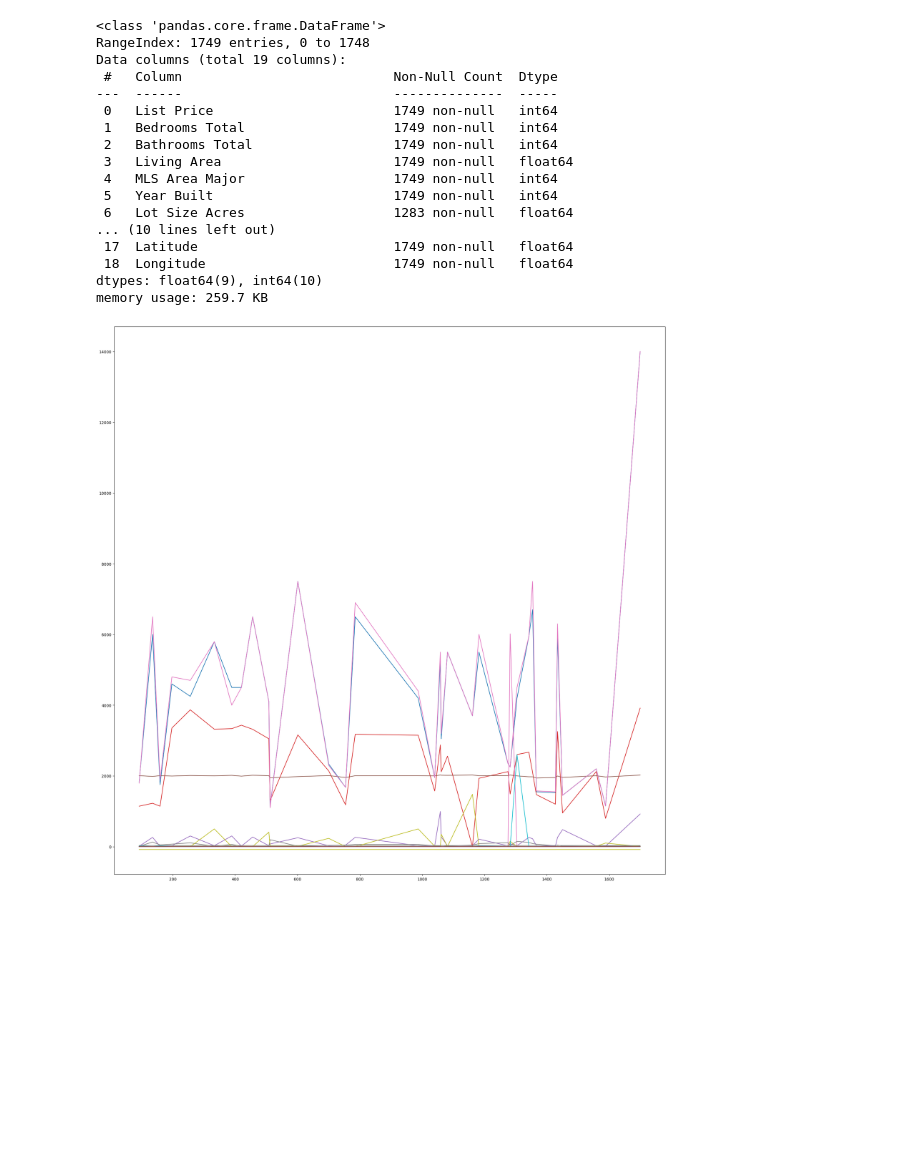
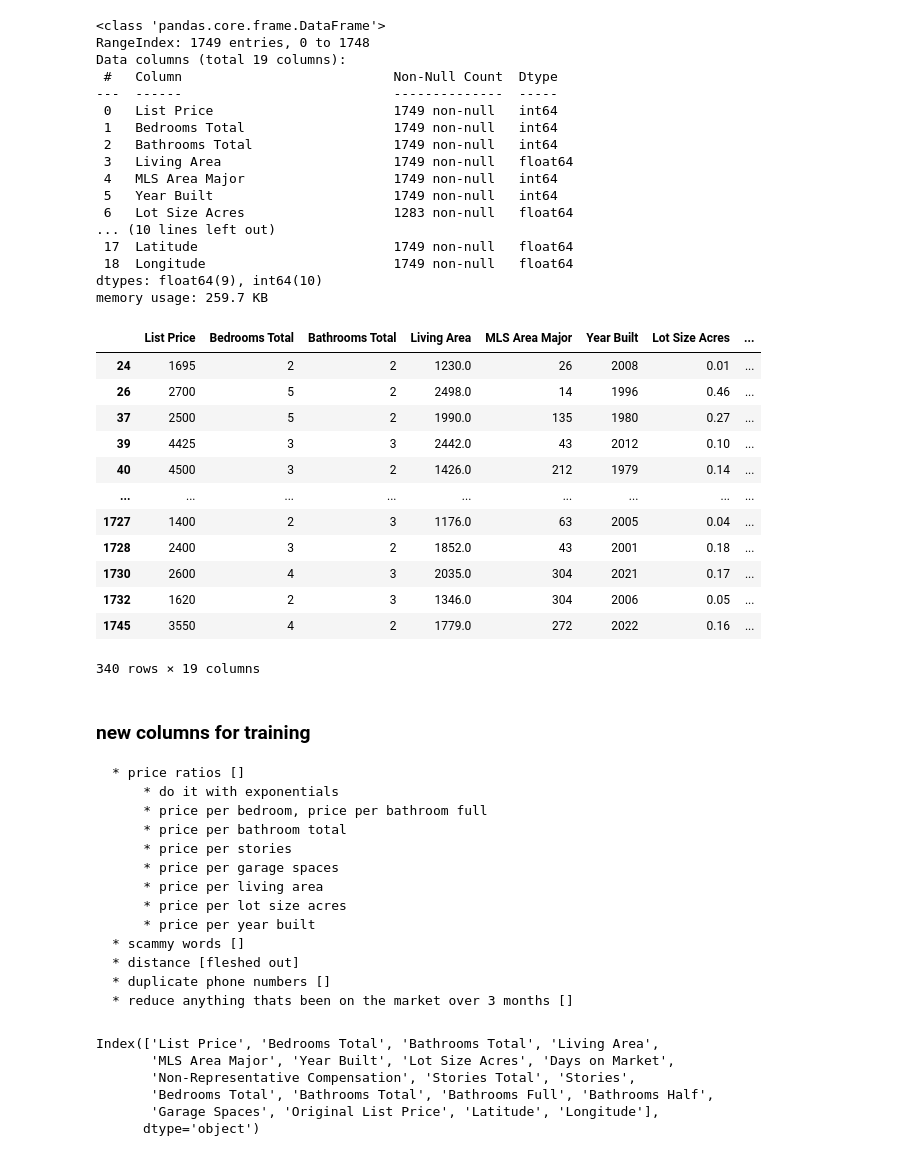
Before and after one commit to MikeMan161/2024-AI4Good-Hackathon, a Jupyter notebook: data_prep.ipynb, the cells around one changed output. Drawn from its saved outputs; the diff is of its cells as text; code cells hidden in the pictures; blank space fills up the shorter version.

```diff
--- a/data_prep.ipynb
+++ b/data_prep.ipynb
@@ -88,6 +94,20 @@ housing_data = numerical_housing_data.dropna()
 # %%
 housing_data
 
-housing_data.to_csv('data/numerical_housing_data.csv', index=False)
+# housing_data.to_csv('data/numerical_housing_data.csv', index=False)
+# %% [output]
+|  | List Price | Bedrooms Total | Bathrooms Total | Living Area | MLS Area Major | Year Built | Lot Size Acres | ... |
+| 24 | 1695 | 2 | 2 | 1230.0 | 26 | 2008 | 0.01 | ... |
+| 26 | 2700 | 5 | 2 | 2498.0 | 14 | 1996 | 0.46 | ... |
+| 37 | 2500 | 5 | 2 | 1990.0 | 135 | 1980 | 0.27 | ... |
+| 39 | 4425 | 3 | 3 | 2442.0 | 43 | 2012 | 0.10 | ... |
+| 40 | 4500 | 3 | 2 | 1426.0 | 212 | 1979 | 0.14 | ... |
+| ... | ... | ... | ... | ... | ... | ... | ... | ... |
+| 1727 | 1400 | 2 | 3 | 1176.0 | 63 | 2005 | 0.04 | ... |
+| 1728 | 2400 | 3 | 2 | 1852.0 | 43 | 2001 | 0.18 | ... |
+| 1730 | 2600 | 4 | 3 | 2035.0 | 304 | 2021 | 0.17 | ... |
+| 1732 | 1620 | 2 | 3 | 1346.0 | 304 | 2006 | 0.05 | ... |
+| 1745 | 3550 | 4 | 2 | 1779.0 | 272 | 2022 | 0.16 | ... |
+340 rows × 19 columns
 # %%
 from sklearn.ensemble import IsolationForest
@@ -103,7 +128,0 @@ anomalies = x[predict == -1]
-# %%
-import matplotlib.pyplot as plt
-plt.figure(figsize=(25,25));
-plt.scatter(anomalies);
-plt.show()
-# %% [output]
-[figure, removed]
@@ -109,0 +327,24 @@ plt.show()
+# %% [markdown]
+### new columns for training
+    * price ratios []
+        * do it with exponentials
+        * price per bedroom, price per bathroom full
+        * price per bathroom total
+        * price per stories
+        * price per garage spaces
+        * price per living area
+        * price per lot size acres
+        * price per year built
+    * scammy words []
+    * distance [fleshed out]
+    * duplicate phone numbers []
+    * reduce anything thats been on the market over 3 months []
+# %%
+housing_data.columns
+# %% [output]
+Index(['List Price', 'Bedrooms Total', 'Bathrooms Total', 'Living Area',
+       'MLS Area Major', 'Year Built', 'Lot Size Acres', 'Days on Market',
+       'Non-Representative Compensation', 'Stories Total', 'Stories',
+       'Bedrooms Total', 'Bathrooms Total', 'Bathrooms Full', 'Bathrooms Half',
+       'Garage Spaces', 'Original List Price', 'Latitude', 'Longitude'],
+      dtype='object')
```
Also changed, not shown: parts of 14 cells of this notebook, 2 other files.
